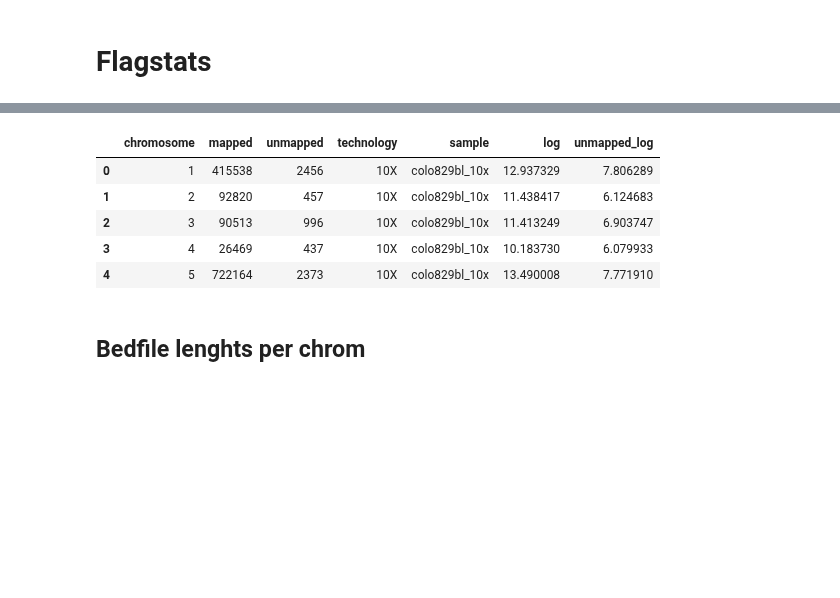
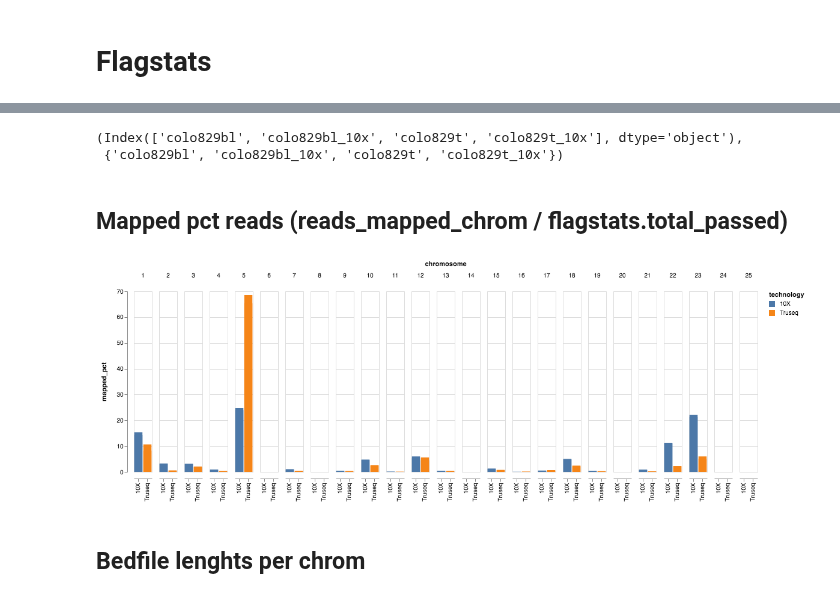
Before and after one commit to umccr/10x, a Jupyter notebook: telomeres/notebooks/counts.ipynb, the cells around one changed output, grey strips where cells are left out. Drawn from its saved outputs; the diff is of its cells as text; code cells hidden in the pictures; blank space fills up the shorter version.

Commit message:
Adding mapped percent reads (reads_mapped_chrom / flagstats.total_passed)

```diff
--- a/telomeres/notebooks/counts.ipynb
+++ b/telomeres/notebooks/counts.ipynb
@@ -329,11 +330,13 @@ def parse_single_report(file_obj):
     return parsed_data
 # %%
 files = Path('../data/processed/manual_telomere_coords/').glob('*-flagstat-*.txt')
+json_flagstats = defaultdict(dict)
 
 for f in files:
     with open(f, 'r') as flagstat_out:
-        json_flagstats = parse_single_report(flagstat_out.read())
-        #pd_flagstats = pd.read_json()
+        fname = str.lower(f.name.replace('-sliced-flagstat-hg38.hist.txt', '')).replace('-', '_')
+        json_flagstats[fname] = parse_single_report(flagstat_out.read())
+        pd_flagstats = pd.DataFrame.from_dict(json_flagstats)
 
-json_flagstats
+pd_flagstats
 # %% [output]
@@ -357,12 +360,24 @@ json_flagstats
-# %%
-datasets.head()
-# %% [output]
-|  | chromosome | mapped | unmapped | technology | sample | log | unmapped_log |
-| 0 | 1 | 415538 | 2456 | 10X | colo829bl_10x | 12.937329 | 7.806289 |
-| 1 | 2 | 92820 | 457 | 10X | colo829bl_10x | 11.438417 | 6.124683 |
-| 2 | 3 | 90513 | 996 | 10X | colo829bl_10x | 11.413249 | 6.903747 |
-| 3 | 4 | 26469 | 437 | 10X | colo829bl_10x | 10.183730 | 6.079933 |
-| 4 | 5 | 722164 | 2373 | 10X | colo829bl_10x | 13.490008 | 7.771910 |
+# %%
+pd_flagstats.columns, set(datasets['sample'])
+# %% [output]
+(Index(['colo829bl', 'colo829bl_10x', 'colo829t', 'colo829t_10x'], dtype='object'),
+ {'colo829bl', 'colo829bl_10x', 'colo829t', 'colo829t_10x'})
+# %% [markdown]
+## Mapped pct reads (reads_mapped_chrom / flagstats.total_passed)
+# %%
+for sample in pd_flagstats.columns:
+    datasets.loc[datasets['sample'] == sample, "mapped_pct"] = (datasets[datasets['sample'] == sample]['mapped'] / pd_flagstats[sample]['total_passed']) * 100
+
+mapped_pct = alt.Chart(datasets).mark_bar().encode(
+        alt.X('technology:N', scale=alt.Scale(rangeStep=15), axis=alt.Axis(title='')),
+        y = 'mapped_pct:Q',
+        color = alt.Color('technology:N'),
+        column = alt.Column('chromosome:Q')
+)
+
+mapped_pct
+# %% [output]
+[figure, added]
 # %% [markdown]
 ## Bedfile lenghts per chrom
 # %%
```
Also changed, not shown: parts of 3 cells of this notebook.
